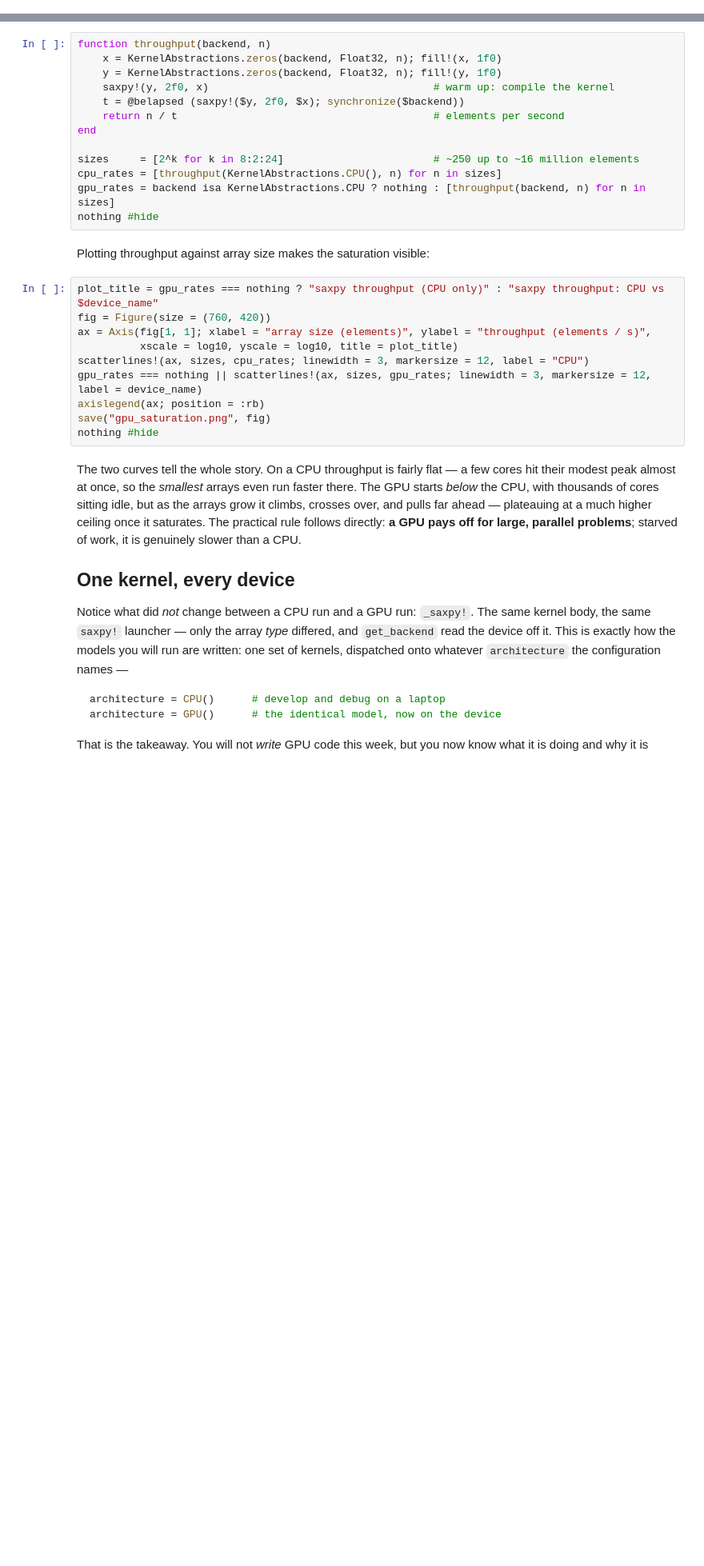
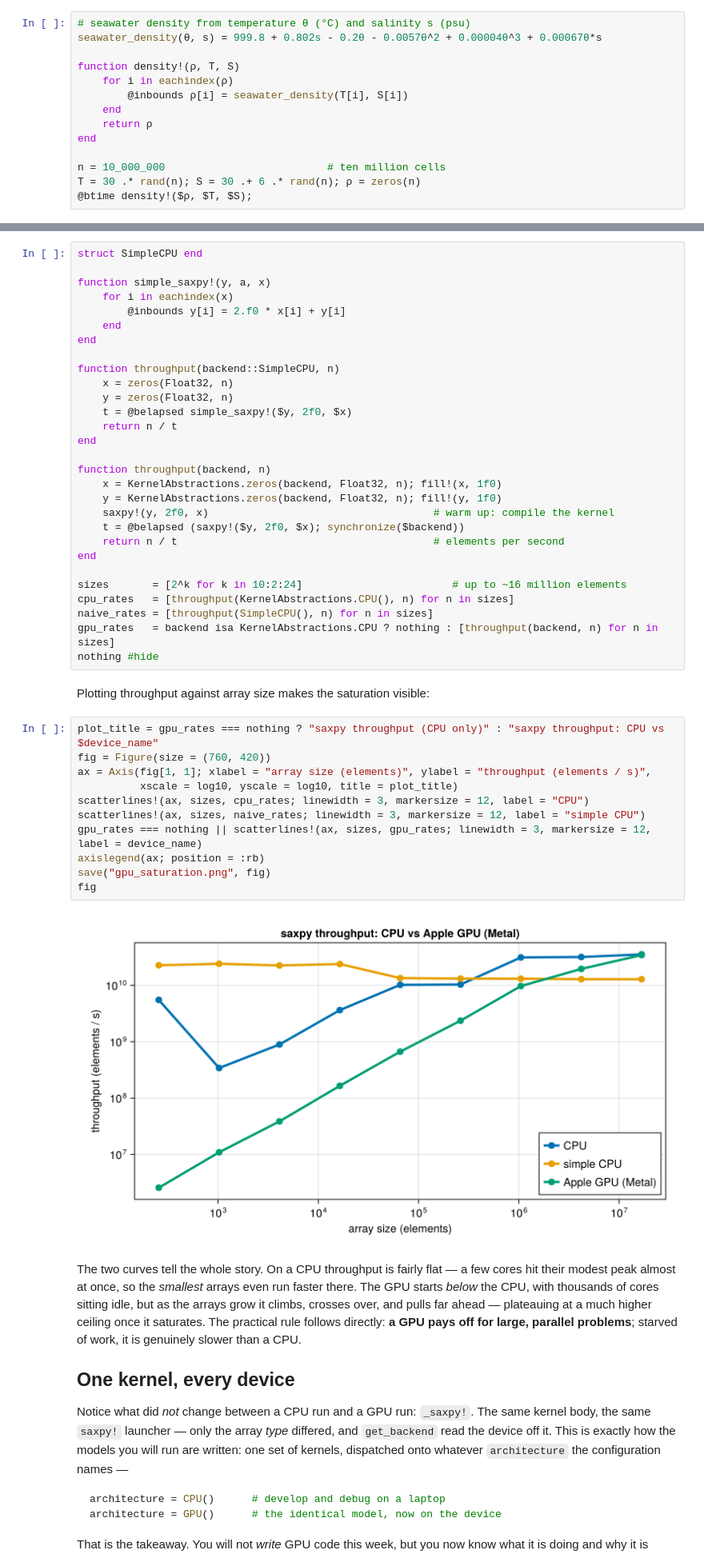
Before and after one commit to NumericalEarth/BjerknesWorkshop, a Jupyter notebook: tutorials/day1/notebooks/01b_gpu_essentials.ipynb, the cells around one changed output, grey strips where cells are left out. Shown at 80% size. Drawn from its saved outputs; the diff is of its cells as text; blank space fills up the shorter version.

```diff
--- a/tutorials/day1/notebooks/01b_gpu_essentials.ipynb
+++ b/tutorials/day1/notebooks/01b_gpu_essentials.ipynb
@@ -71,0 +44,14 @@ top:
+# %%
+# seawater density from temperature θ (°C) and salinity s (psu)
+seawater_density(θ, s) = 999.8 + 0.802s - 0.2θ - 0.0057θ^2 + 0.00004θ^3 + 0.00067θ*s
+
+function density!(ρ, T, S)
+    for i in eachindex(ρ)
+        @inbounds ρ[i] = seawater_density(T[i], S[i])
+    end
+    return ρ
+end
+
+n = 10_000_000                          # ten million cells
+T = 30 .* rand(n); S = 30 .+ 6 .* rand(n); ρ = zeros(n)
+@btime density!($ρ, $T, $S);
@@ -169,6 +174,21 @@ launch overhead dominates and most of the army stands idle; throughput climbs wi
 then *saturates* at the hardware's ceiling. We measure it directly — elements updated per second by
 `saxpy!` as the array grows — on the chosen device:
 # %%
+struct SimpleCPU end
+
+function simple_saxpy!(y, a, x)
+    for i in eachindex(x)
+        @inbounds y[i] = 2.f0 * x[i] + y[i]
+    end
+end
+
+function throughput(backend::SimpleCPU, n)
+    x = zeros(Float32, n)
+    y = zeros(Float32, n)
+    t = @belapsed simple_saxpy!($y, 2f0, $x)
+    return n / t
+end
+
 function throughput(backend, n)
     x = KernelAbstractions.zeros(backend, Float32, n); fill!(x, 1f0)
     y = KernelAbstractions.zeros(backend, Float32, n); fill!(y, 1f0)
@@ -177,22 +197,26 @@ function throughput(backend, n)
     return n / t                                         # elements per second
 end
 
-sizes     = [2^k for k in 8:2:24]                        # ~250 up to ~16 million elements
-cpu_rates = [throughput(KernelAbstractions.CPU(), n) for n in sizes]
-gpu_rates = backend isa KernelAbstractions.CPU ? nothing : [throughput(backend, n) for n in sizes]
+sizes       = [2^k for k in 10:2:24]                        # up to ~16 million elements
+cpu_rates   = [throughput(KernelAbstractions.CPU(), n) for n in sizes]
+naive_rates = [throughput(SimpleCPU(), n) for n in sizes]
+gpu_rates   = backend isa KernelAbstractions.CPU ? nothing : [throughput(backend, n) for n in sizes]
 nothing #hide
 # %% [markdown]
 Plotting throughput against array size makes the saturation visible:
 # %%
 plot_title = gpu_rates === nothing ? "saxpy throughput (CPU only)" : "saxpy throughput: CPU vs $device_name"
 fig = Figure(size = (760, 420))
 ax = Axis(fig[1, 1]; xlabel = "array size (elements)", ylabel = "throughput (elements / s)",
           xscale = log10, yscale = log10, title = plot_title)
 scatterlines!(ax, sizes, cpu_rates; linewidth = 3, markersize = 12, label = "CPU")
+scatterlines!(ax, sizes, naive_rates; linewidth = 3, markersize = 12, label = "simple CPU")
 gpu_rates === nothing || scatterlines!(ax, sizes, gpu_rates; linewidth = 3, markersize = 12, label = device_name)
 axislegend(ax; position = :rb)
 save("gpu_saturation.png", fig)
-nothing #hide
+fig
+# %% [output]
+[figure, added]
 # %% [markdown]
 The two curves tell the whole story. On a CPU throughput is fairly flat — a few cores hit their modest
 peak almost at once, so the *smallest* arrays even run faster there. The GPU starts *below* the CPU, with
```
Also changed, not shown: parts of 12 cells of this notebook, 5 other files.
